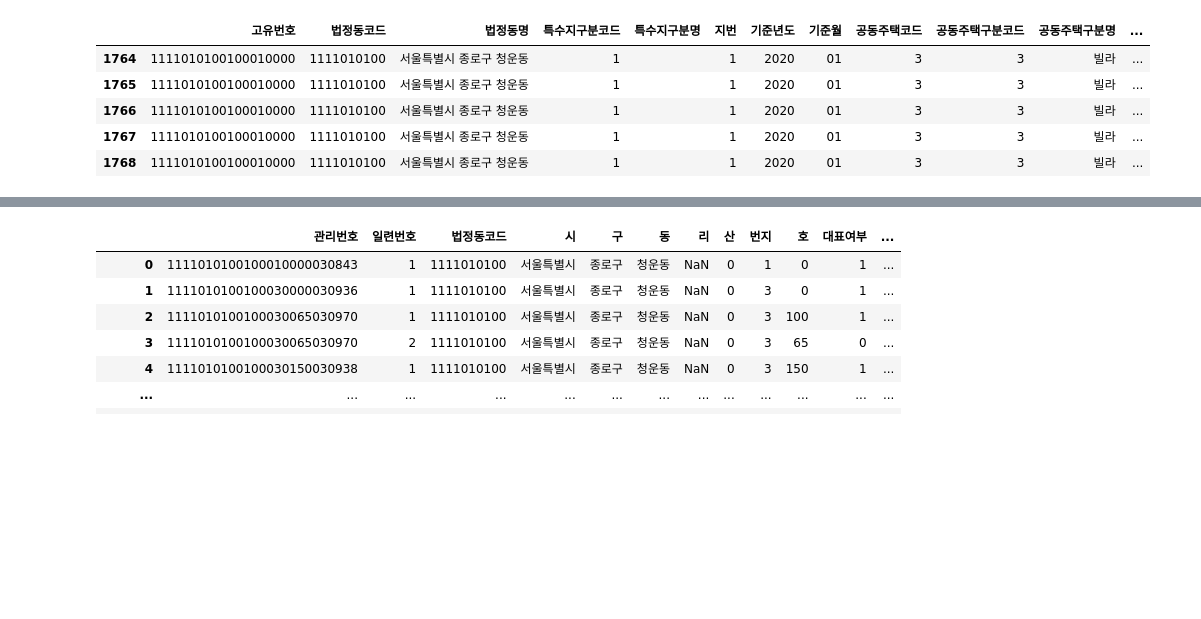
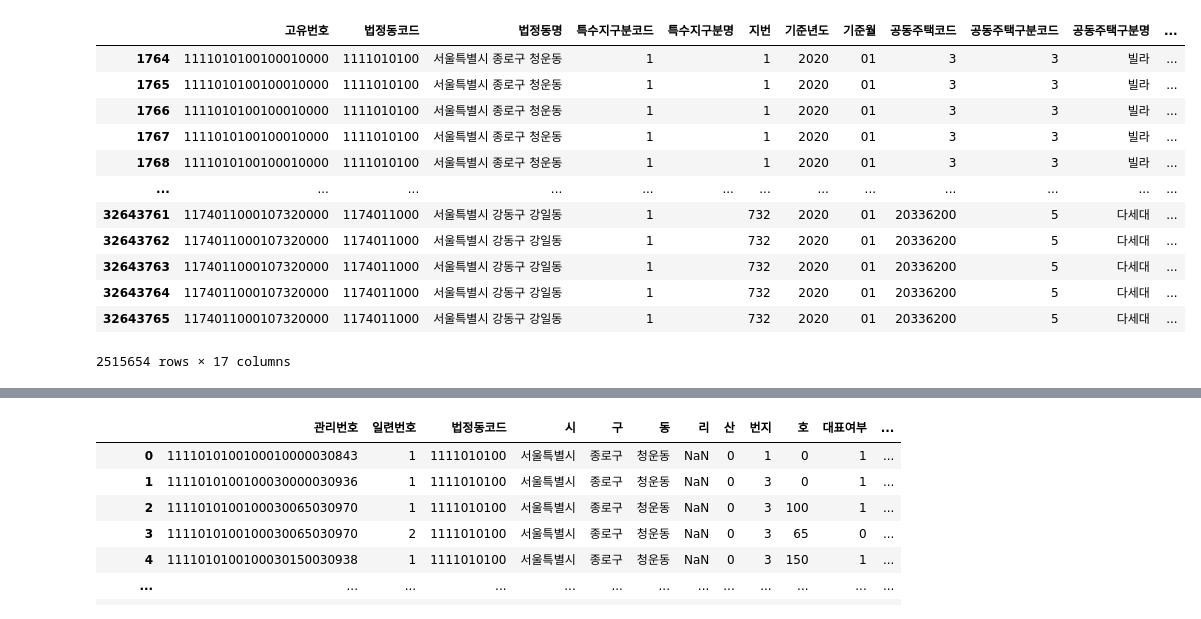
Before and after one commit to icehongsi/seoulresearch_project, a Jupyter notebook: Research/공동주택지가분석.ipynb, the cells around one changed output, grey strips where cells are left out. Cells and saved outputs as stored; diff of their text form; code cells hidden in the pictures; blank space fills up the shorter version.

```diff
--- a/Research/공동주택지가분석.ipynb
+++ b/Research/공동주택지가분석.ipynb
@@ -12,12 +12,20 @@ jiga = jiga[jiga["기준년도"] == "2020"] # Retrieve Information only for the
 jiga["공시가격"] = jiga["공시가격"].astype(float) #공시가격은 float type으로
 #jiga["전용면적"] = jiga["전용면적"].astype(float)
 jiga["특수지구분명"] = jiga["특수지구분명"].apply(lambda x: "" if x == "일반" else "산 ") #일반용지일 경우 결측값
+jiga["미터당가격"] = jiga["공시가격"].astype(float) / jiga["전용면적"].astype(float)
 # %%
-jiga.head()
+jiga
 # %% [output]
 |  | 고유번호 | 법정동코드 | 법정동명 | 특수지구분코드 | 특수지구분명 | 지번 | 기준년도 | 기준월 | 공동주택코드 | 공동주택구분코드 | 공동주택구분명 | ... |
 | 1764 | 1111010100100010000 | 1111010100 | 서울특별시 종로구 청운동 | 1 |  | 1 | 2020 | 01 | 3 | 3 | 빌라 | ... |
 | 1765 | 1111010100100010000 | 1111010100 | 서울특별시 종로구 청운동 | 1 |  | 1 | 2020 | 01 | 3 | 3 | 빌라 | ... |
 | 1766 | 1111010100100010000 | 1111010100 | 서울특별시 종로구 청운동 | 1 |  | 1 | 2020 | 01 | 3 | 3 | 빌라 | ... |
 | 1767 | 1111010100100010000 | 1111010100 | 서울특별시 종로구 청운동 | 1 |  | 1 | 2020 | 01 | 3 | 3 | 빌라 | ... |
 | 1768 | 1111010100100010000 | 1111010100 | 서울특별시 종로구 청운동 | 1 |  | 1 | 2020 | 01 | 3 | 3 | 빌라 | ... |
+| ... | ... | ... | ... | ... | ... | ... | ... | ... | ... | ... | ... | ... |
+| 32643761 | 1174011000107320000 | 1174011000 | 서울특별시 강동구 강일동 | 1 |  | 732 | 2020 | 01 | 20336200 | 5 | 다세대 | ... |
+| 32643762 | 1174011000107320000 | 1174011000 | 서울특별시 강동구 강일동 | 1 |  | 732 | 2020 | 01 | 20336200 | 5 | 다세대 | ... |
+| 32643763 | 1174011000107320000 | 1174011000 | 서울특별시 강동구 강일동 | 1 |  | 732 | 2020 | 01 | 20336200 | 5 | 다세대 | ... |
+| 32643764 | 1174011000107320000 | 1174011000 | 서울특별시 강동구 강일동 | 1 |  | 732 | 2020 | 01 | 20336200 | 5 | 다세대 | ... |
+| 32643765 | 1174011000107320000 | 1174011000 | 서울특별시 강동구 강일동 | 1 |  | 732 | 2020 | 01 | 20336200 | 5 | 다세대 | ... |
+2515654 rows × 17 columns
```
Also changed, not shown: parts of 56 cells of this notebook.
